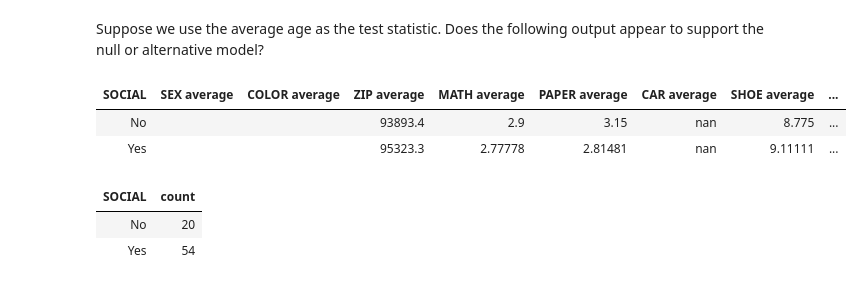
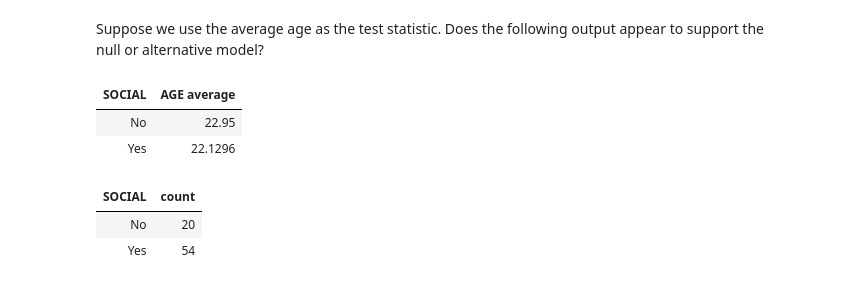
Before and after one commit to SRJC-Data-Science/materials-sp22, a Jupyter notebook: SRJC/lecture_note/lecture_17_18_19/hypothesis_testing_key.ipynb, the cells around one changed output. Drawn from its saved outputs; the diff is of its cells as text; code cells hidden in the pictures.

```diff
--- a/SRJC/lecture_note/lecture_17_18_19/hypothesis_testing_key.ipynb
+++ b/SRJC/lecture_note/lecture_17_18_19/hypothesis_testing_key.ipynb
@@ -222,11 +222,11 @@ Alternative: people who don't use social networks have a higher mean as the rest
 # %% [markdown]
 Suppose we use the average age as the test statistic. Does the following output appear to support the null or alternative model?
 # %%
-students.group('SOCIAL', np.average)
+students.group('SOCIAL', np.average).select('SOCIAL','AGE average')
 # %% [output]
-| SOCIAL | SEX average | COLOR average | ZIP average | MATH average | PAPER average | CAR average | SHOE average | ... |
-| No |  |  | 93893.4 | 2.9 | 3.15 | nan | 8.775 | ... |
-| Yes |  |  | 95323.3 | 2.77778 | 2.81481 | nan | 9.11111 | ... |
+| SOCIAL | AGE average |
+| No | 22.95 |
+| Yes | 22.1296 |
 # %%
 students.group('SOCIAL')
 # %% [output]
```
Also changed, not shown: parts of 17 cells of this notebook.
